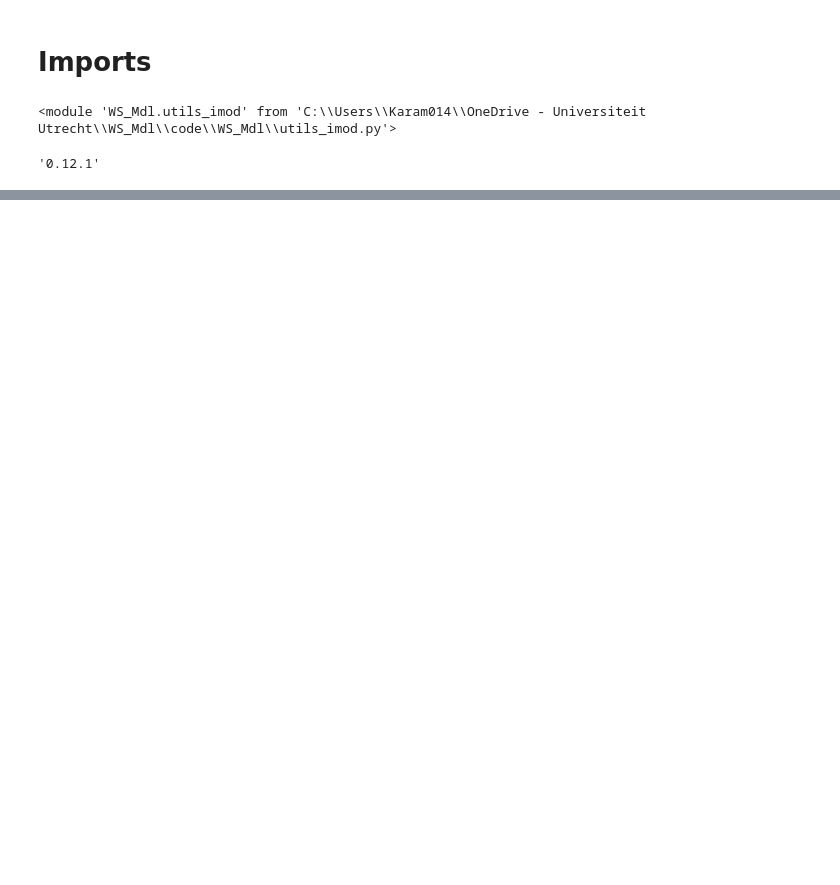
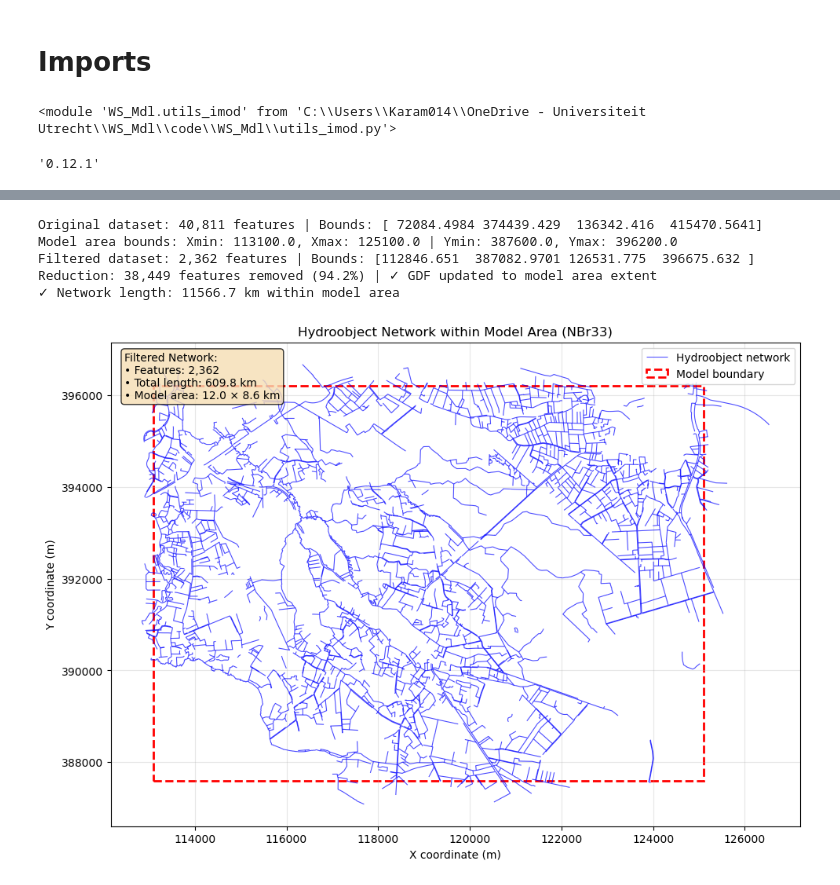
Before and after one commit to Ydrolog/WS_Mdl, a Jupyter notebook: code/Jupyter/PrP/SFRmaker/SFRmaker_NBr33.ipynb, the cells around one changed output, grey strips where cells are left out. Cells and saved outputs as stored; diff of their text form; code cells hidden in the pictures; blank space fills up the shorter version.

```diff
--- a/code/Jupyter/PrP/SFRmaker/SFRmaker_NBr33.ipynb
+++ b/code/Jupyter/PrP/SFRmaker/SFRmaker_NBr33.ipynb
@@ -262,0 +43,2 @@ print("\nSFR network is ready for integration with MODFLOW!")
+# %%
+U.set_verbose(False)
@@ -262,0 +126,56 @@ print("\nSFR network is ready for integration with MODFLOW!")
+# %%
+# Limit GDF to model area bounds
+print(f"Original dataset: {bold}{len(GDF):,}{bold_off} features | Bounds: {GDF.total_bounds}")
+print(f"Model area bounds: Xmin: {Xmin}, Xmax: {Xmax} | Ymin: {Ymin}, Ymax: {Ymax}")
+
+# Create bounding box for clipping
+from shapely.geometry import box
+model_bbox = box(Xmin, Ymin, Xmax, Ymax)
+
+# Filter GDF to model area using spatial intersection
+GDF_clipped = GDF[GDF.geometry.intersects(model_bbox)].copy()
+
+print(f"Filtered dataset: {bold}{len(GDF_clipped):,}{bold_off} features | Bounds: {GDF_clipped.total_bounds}")
+print(f"Reduction: {bold}{len(GDF)-len(GDF_clipped):,}{bold_off} features removed ({(len(GDF)-len(GDF_clipped))/len(GDF)*100:.1f}%) | ✓ GDF updated to model area extent")
+print(f"✓ Network length: {GDF.geometry.length.sum()/1000:.1f} km within model area")
+
+# Update GDF to use the clipped version
+GDF = GDF_clipped
+# %% [output]
+Original dataset: 40,811 features | Bounds: [ 72084.4984 374439.429  136342.416  415470.5641]
+Model area bounds: Xmin: 113100.0, Xmax: 125100.0 | Ymin: 387600.0, Ymax: 396200.0
+Filtered dataset: 2,362 features | Bounds: [112846.651  387082.9701 126531.775  396675.632 ]
+Reduction: 38,449 features removed (94.2%) | ✓ GDF updated to model area extent
+✓ Network length: 11566.7 km within model area
+# %%
+# Plot the filtered hydroobject network within model area
+fig, ax = plt.subplots(figsize=(12, 8))
+
+# Plot the filtered GDF
+GDF.plot(ax=ax, color='blue', linewidth=0.8, alpha=0.7, label='Hydroobject network')
+
+# Add model boundary rectangle
+from matplotlib.patches import Rectangle
+model_rect = Rectangle((Xmin, Ymin), Xmax-Xmin, Ymax-Ymin,
+                      linewidth=2, edgecolor='red', facecolor='none',
+                      linestyle='--', label='Model boundary')
+ax.add_patch(model_rect)
+
+ax.set_title(f'Hydroobject Network within Model Area ({MdlN})')
+ax.set_xlabel('X coordinate (m)')
+ax.set_ylabel('Y coordinate (m)')
+ax.legend()
+
+# Add statistics text
+stats_text = f"""Filtered Network:
+• Features: {len(GDF):,}
+• Total length: {GDF.geometry.length.sum()/1000:.1f} km
+• Model area: {(Xmax-Xmin)/1000:.1f} × {(Ymax-Ymin)/1000:.1f} km"""
+
+ax.text(0.02, 0.98, stats_text, transform=ax.transAxes,
+        verticalalignment='top', bbox=dict(boxstyle='round', facecolor='wheat', alpha=0.8))
+
+# Add grid
+ax.grid(True, alpha=0.3)
+# %% [output]
+[figure, added]
```
Also changed, not shown: parts of 31 cells of this notebook, 12 other files.
